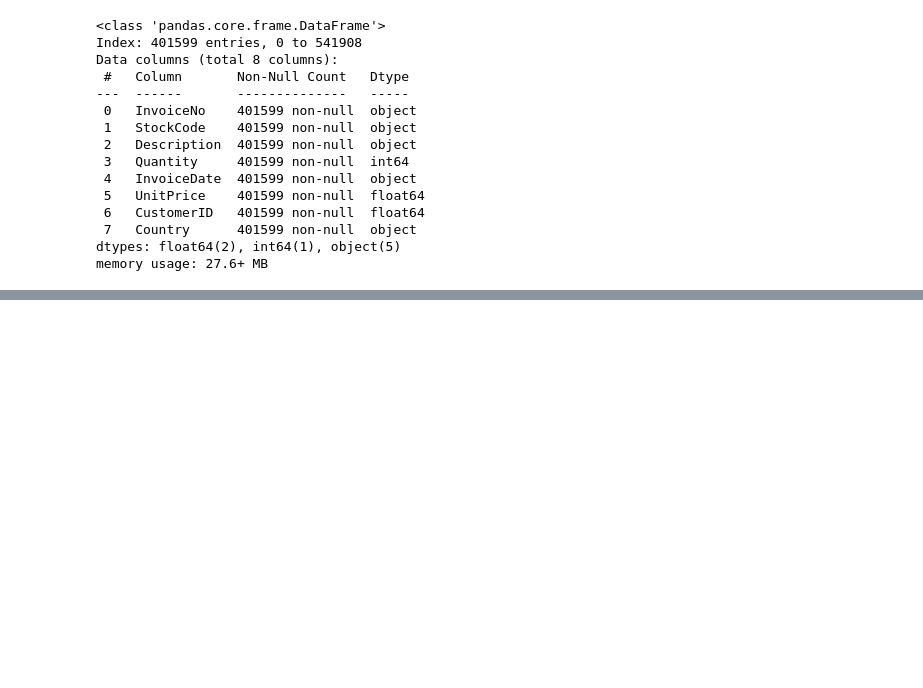
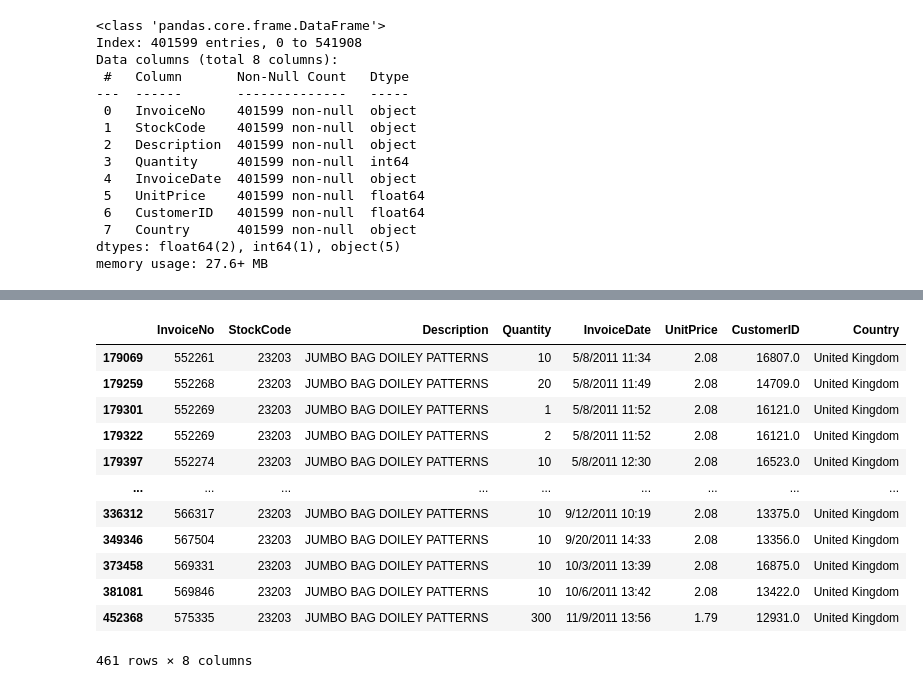
Before and after one commit to carlosmunoz97/citec_technical_test, a Jupyter notebook: online_retail.ipynb, the cells around one changed output, grey strips where cells are left out. Drawn from its saved outputs; the diff is of its cells as text; code cells hidden in the pictures; blank space fills up the shorter version.

```diff
--- a/online_retail.ipynb
+++ b/online_retail.ipynb
@@ -520,0 +612,17 @@ memory usage: 27.6+ MB
+# %%
+stockcode_a_data = original[original['Description'] == 'JUMBO BAG DOILEY PATTERNS']
+stockcode_a_data
+# %% [output]
+|  | InvoiceNo | StockCode | Description | Quantity | InvoiceDate | UnitPrice | CustomerID | Country |
+| 179069 | 552261 | 23203 | JUMBO BAG DOILEY PATTERNS | 10 | 5/8/2011 11:34 | 2.08 | 16807.0 | United Kingdom |
+| 179259 | 552268 | 23203 | JUMBO BAG DOILEY PATTERNS | 20 | 5/8/2011 11:49 | 2.08 | 14709.0 | United Kingdom |
+| 179301 | 552269 | 23203 | JUMBO BAG DOILEY PATTERNS | 1 | 5/8/2011 11:52 | 2.08 | 16121.0 | United Kingdom |
+| 179322 | 552269 | 23203 | JUMBO BAG DOILEY PATTERNS | 2 | 5/8/2011 11:52 | 2.08 | 16121.0 | United Kingdom |
+| 179397 | 552274 | 23203 | JUMBO BAG DOILEY PATTERNS | 10 | 5/8/2011 12:30 | 2.08 | 16523.0 | United Kingdom |
+| ... | ... | ... | ... | ... | ... | ... | ... | ... |
+| 336312 | 566317 | 23203 | JUMBO BAG DOILEY PATTERNS | 10 | 9/12/2011 10:19 | 2.08 | 13375.0 | United Kingdom |
+| 349346 | 567504 | 23203 | JUMBO BAG DOILEY PATTERNS | 10 | 9/20/2011 14:33 | 2.08 | 13356.0 | United Kingdom |
+| 373458 | 569331 | 23203 | JUMBO BAG DOILEY PATTERNS | 10 | 10/3/2011 13:39 | 2.08 | 16875.0 | United Kingdom |
+| 381081 | 569846 | 23203 | JUMBO BAG DOILEY PATTERNS | 10 | 10/6/2011 13:42 | 2.08 | 13422.0 | United Kingdom |
+| 452368 | 575335 | 23203 | JUMBO BAG DOILEY PATTERNS | 300 | 11/9/2011 13:56 | 1.79 | 12931.0 | United Kingdom |
+461 rows × 8 columns
```
Also changed, not shown: parts of 21 cells of this notebook.
